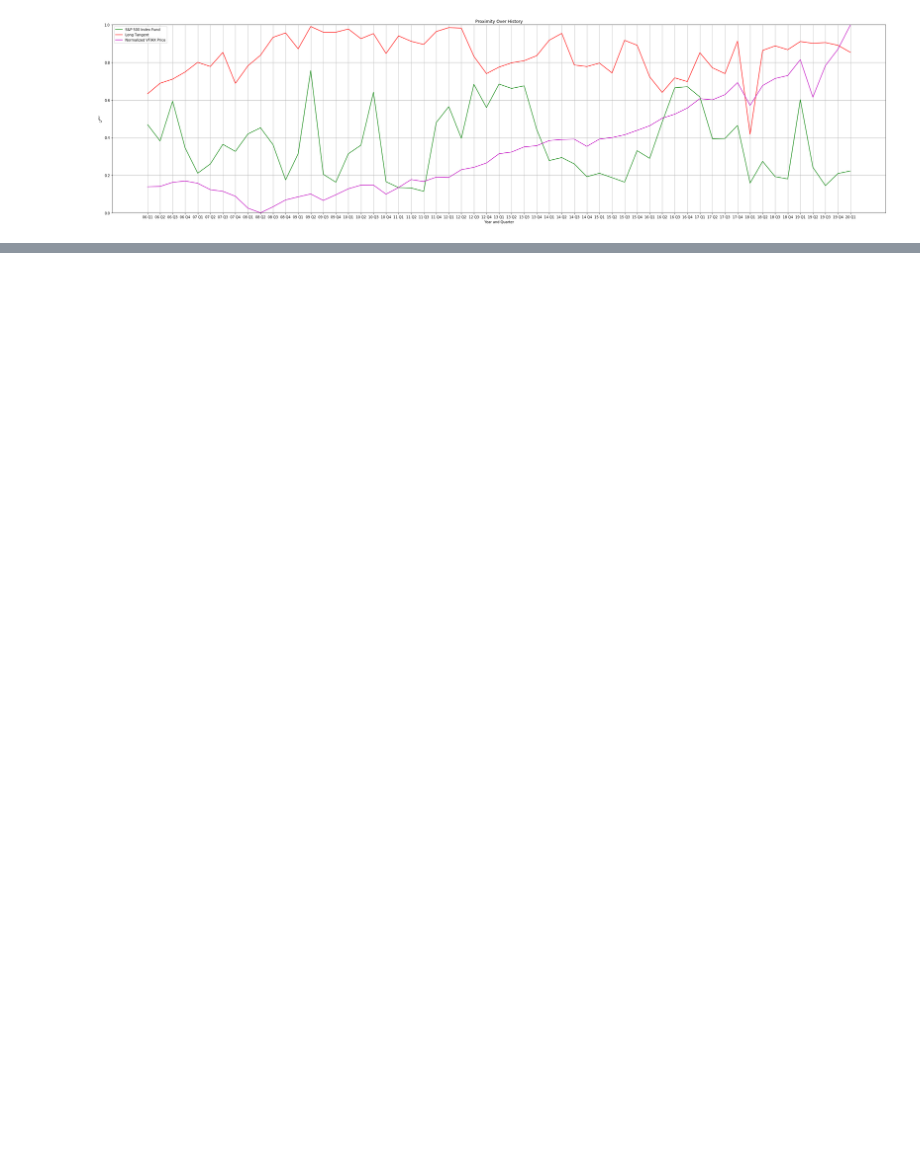
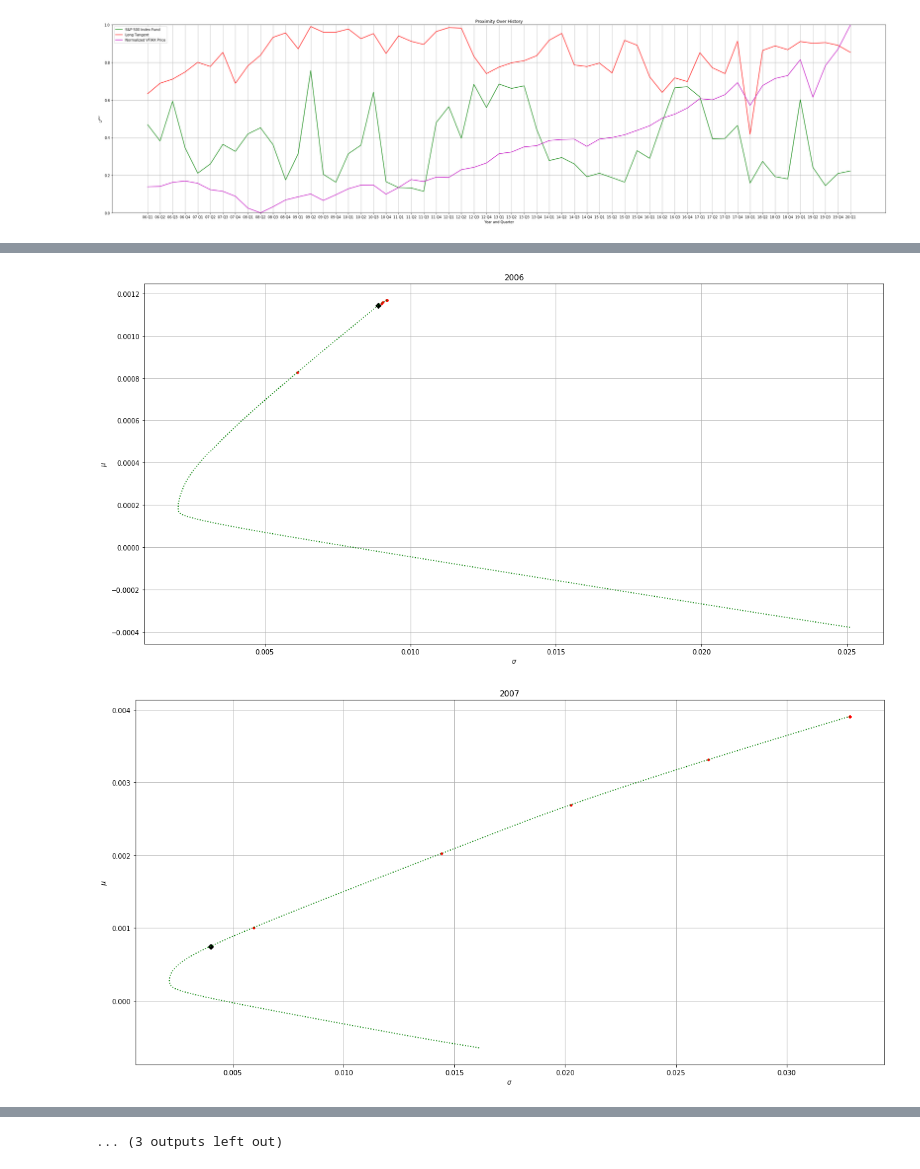
Before and after one commit to kwch3693/AMSC-Project-2, a Jupyter notebook: Project.ipynb, the cells around one changed output, grey strips where cells are left out. Saved outputs shown, nothing was run; the diff lists cells and outputs as text; code cells hidden in the pictures; blank space fills up the shorter version.

```diff
--- a/Project.ipynb
+++ b/Project.ipynb
@@ -540,0 +572,53 @@ plt.show()
+# %%
+caution_coeffs = [0, 0.125, 0.25, 0.375, 0.5, 0.625, 0.75, 0.875, 1]
+allocations = {}
+
+for rolling_index, (period_start, period_end) in enumerate(rolling_quarter_yearly[:57]):
+
+    if rolling_index % 4 == 0:
+        plt.figure(num=rolling_index, figsize=(20,10))
+
+    cur_year_and_quarter = period_start[0:4] + ' Q' + str((rolling_index % 4) + 1)
+
+    m, V = groupABC.get_mean_and_variance(period_start, period_end)
+
+    f_lt, sigma_lt, mu_lt, nu_lt = tangent_allocations['Long'][cur_year_and_quarter]
+
+    if mu_si[cur_year_and_quarter] < max(m):
+        rho = (mu_lt - mu_si[cur_year_and_quarter])/sigma_lt
+
+        elf = elf_allocations[cur_year_and_quarter]
+
+        safe_mu = mu_si[cur_year_and_quarter]
+
+        allocations[cur_year_and_quarter] = []
+        for c in caution_coeffs:
+            max_gamma = (0, 0, 0, None)
+
+            for portfolio in elf:
+                mu = safe_mu + np.transpose(m - safe_mu*np.ones(len(m))) @ portfolio
+                sigma = (np.transpose(portfolio) @ V @ portfolio)**0.5
+
+                chi = c*rho
+
+                gamma = np.log1p(mu) - 0.5*sigma**2 - chi*sigma
+
+                if gamma > max_gamma[0]:
+                    max_gamma = (gamma, mu, sigma, portfolio, chi)
+
+            if rolling_index % 4 == 0:
+                plt.plot(max_gamma[2], max_gamma[1], 'r.')
+            allocations[cur_year_and_quarter].append((max_gamma[3:]))
+            # plt.text(max_gamma[2], max_gamma[1], str(c))
+
+    if rolling_index % 4 == 0:
+        plt.plot(sigma_lt, mu_lt, 'kD')
+        plt.plot([(np.transpose(f) @ V @ f)**0.5 for f in elf], [safe_mu + np.transpose(m - safe_mu*np.ones(len(m))) @ f for f in elf], 'g:')
+        plt.title(cur_year_and_quarter[:4])
+        plt.ylabel('$\mu$')
+        plt.xlabel('$\sigma$')
+        plt.grid()
+        plt.show()
+# %% [output]
+[figure, added]
+[figure, added]
@@ -540,0 +635 @@ plt.show()
+... (3 outputs left out)
```
Also changed, not shown: parts of 14 cells of this notebook.
